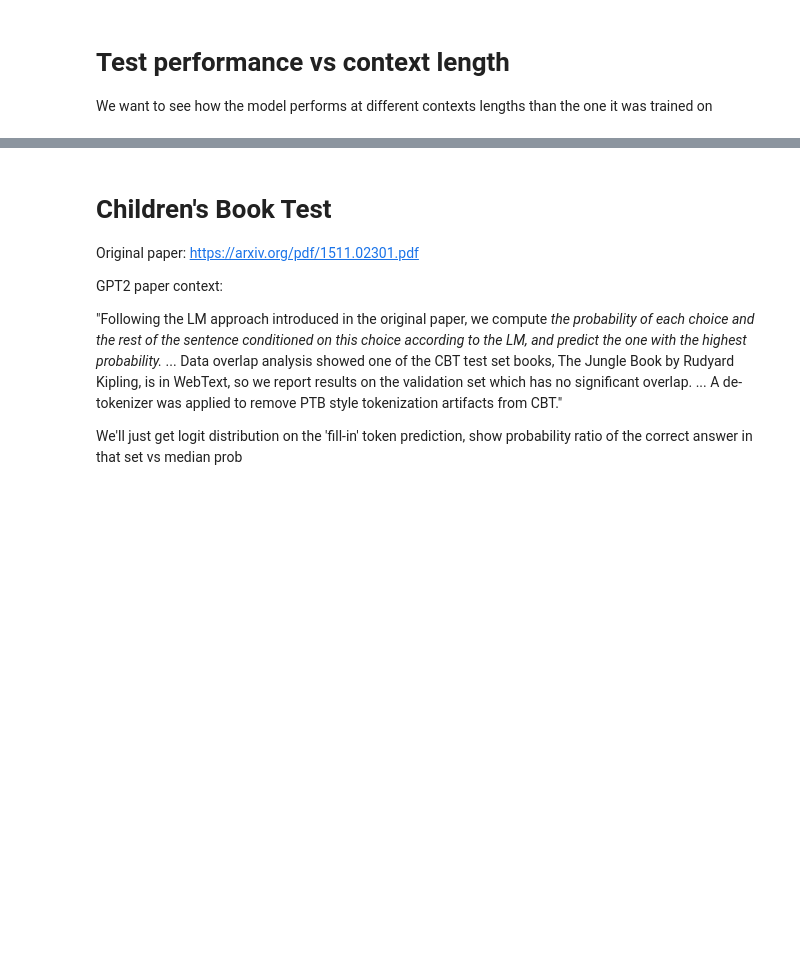
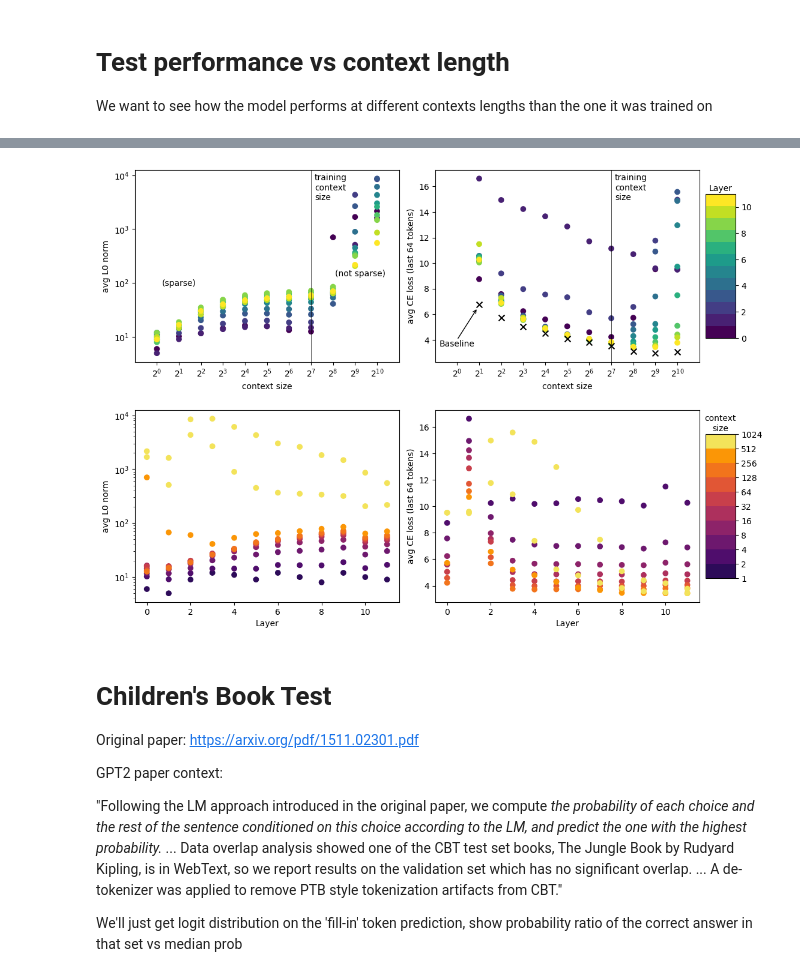
Before and after one commit to evanhanders/sae_validation_blogpost, a Jupyter notebook: gpt2_small_autoencoder_benchmarks.ipynb, the cells around one changed output, grey strips where cells are left out. Drawn from its saved outputs; the diff is of its cells as text; code cells hidden in the pictures; blank space fills up the shorter version.

Commit message:
updates context size section with smaller contexts

```diff
--- a/gpt2_small_autoencoder_benchmarks.ipynb
+++ b/gpt2_small_autoencoder_benchmarks.ipynb
@@ -280,8 +280,10 @@ We want to see how the model performs at different contexts lengths than the one
 from sae_training.activations_store import ActivationsStore
 from sae_training.config import LanguageModelSAERunnerConfig
 test_prompts = 100
-context_sizes = [64, 128, 256, 512, 1024]
-measure_window = min(context_sizes)
+context_sizes = [1, 2, 4, 8, 16, 32, 64, 128, 256, 512, 1024]
+measure_window = 128
+batch_size = 2
+tok_per_batch = 1024*batch_size
 # %%
 act_loader = activations_loader
 # act_loader = activations_loader
@@ -365,9 +395,13 @@ full_baseline_losses = np.zeros((test_prompts, len(context_sizes)))
 full_sae_losses = np.zeros((test_prompts, len(context_sizes), len(sparse_encoders_residual)))
 for i in tqdm(range(int(np.ceil(test_prompts / act_store_cfg['store_batch_size'])))):
     with t.no_grad():
-        full_batch_tokens = act_store.get_batch_tokens()
+        # full_batch_tokens = act_store.get_batch_tokens() old version
         for j, context_size in enumerate(context_sizes):
-            batch_tokens = full_batch_tokens[:,-context_size:]
+            batch_toks = []
+            for b in range(tok_per_batch // (context_size*batch_size)):
+                batch_toks.append(act_store.get_batch_tokens()[:,-context_size:])
+            batch_tokens = t.concatenate(batch_toks, axis=0).to(device)
+            # batch_tokens = full_batch_tokens[:,-context_size:] old version
             logits = model(batch_tokens, prepend_bos=True)
             orig_loss = tl.utils.lm_cross_entropy_loss(logits[:,-measure_window:,:], batch_tokens[:,-measure_window:], per_token=True)
             _, cache = model.run_with_cache(batch_tokens, prepend_bos=True)
@@ -460,3 +465,67 @@ fig.savefig('context_sizes.png', dpi=300, bbox_inches='tight')
+# %%
+fig = plt.figure(figsize=(10, 8))
+ax1 = fig.add_axes([0,    0.55, 0.44, 0.4])
+ax2 = fig.add_axes([0.50, 0.55, 0.44, 0.4])
+ax3 = fig.add_axes([0,    0.05, 0.44, 0.4])
+ax4 = fig.add_axes([0.50, 0.05, 0.44, 0.4])
+cax1 = fig.add_axes([0.95, 0.6, 0.05, 0.3])
+cax2 = fig.add_axes([0.95, 0.1, 0.05, 0.3])
+
+output = ax1.scatter(df['context_size'], df['l0s'], c=df['layer'], cmap=matplotlib.cm.viridis.resampled(12))
+output = ax2.scatter(df['context_size'], df['loss_reconst'], c=df['layer'], cmap=matplotlib.cm.viridis.resampled(12))
+ax2.scatter(df['context_size'][::len(context_sizes)], df['loss_base'][::len(context_sizes)], c='k', marker='x', s=50)
+cb = plt.colorbar(output, cax=cax1)
+
+
+norm = matplotlib.colors.Normalize(vmin=-2, vmax=11)
+sm = matplotlib.cm.ScalarMappable(norm=norm, cmap=matplotlib.cm.inferno)
+
+bounds = [i for i in range(0, 11)]
+colors = matplotlib.colors.ListedColormap([sm.to_rgba(i) for i in bounds])
+norm = matplotlib.colors.BoundaryNorm(bounds, colors.N)
+sm = matplotlib.cm.ScalarMappable(norm=norm, cmap=colors)
+
+output = ax3.scatter(df['layer'], df['l0s'], c=sm.to_rgba(np.log2(df['context_size'])))#, cmap=matplotlib.cm.inferno.resampled(11))
+ax4.scatter(df['layer'], df['loss_reconst'], c=sm.to_rgba(np.log2(df['context_size'])))
+# ax3.scatter(df['context_size'][::len(context_sizes)], df['loss_base'][::len(context_sizes)], c='k', marker='x', s=50)
+cb = plt.colorbar(sm, cax=cax2, norm=norm)
+
+cb.set_ticks([np.log2(c) for c in context_sizes], labels=context_sizes)
+
+ax1.text(2, 100, '(sparse)', ha='center', va='center')
+ax1.text(600, 150, '(not sparse)', ha='center', va='center')
+
+for ax in [ax1, ax3]:
+    ax.set_ylabel('avg L0 norm')
+for ax in [ax2, ax4]:
+    ax.set_ylabel('avg CE loss (last 64 tokens)')
+
+for ax in [ax1, ax2,]:
+    ax.set_xlabel('context size')
+    ax.set_xscale('log')
+    ax.axvline(128, c='k', lw=0.5)
+    ax.text(0.68, 0.98, 'training\ncontext\nsize', ha='left', va='top', transform=ax.transAxes)
+    ax.set_xticks(context_sizes, labels=[r'$2^{{{}}}$'.format(int(np.log2(c))) for c in context_sizes])
+    ax.tick_params(which='minor', color='w')
+    ax.set_xlim(0.5, 2048)
+
+for ax in [ax3, ax4]:
+    ax.set_xlabel('Layer')
+
+ax1.set_yscale('log')
+ax3.set_yscale('log')
+
+ax2.text(1, 4, 'Baseline', ha='center', va='top')
+ax2.annotate("", xy=(1.9, 6.5), xytext=(1, 4), arrowprops=dict(arrowstyle="->"))
+
+cax1.text(0.5, 1.01, 'Layer', ha='center', va='bottom', transform=cax1.transAxes)
+cax2.text(0.5, 1.01, 'context\nsize', ha='center', va='bottom', transform=cax2.transAxes)
+
+
+
+fig.savefig('context_sizes.png', dpi=300, bbox_inches='tight')
+# %% [output]
+[figure, added]
 # %%
 #safe df to file for plotting offline if we want to do that sans-gpu
 df.to_csv("context_size_df.csv")
```
Also changed, not shown: parts of 4 cells of this notebook, 2 other files.
